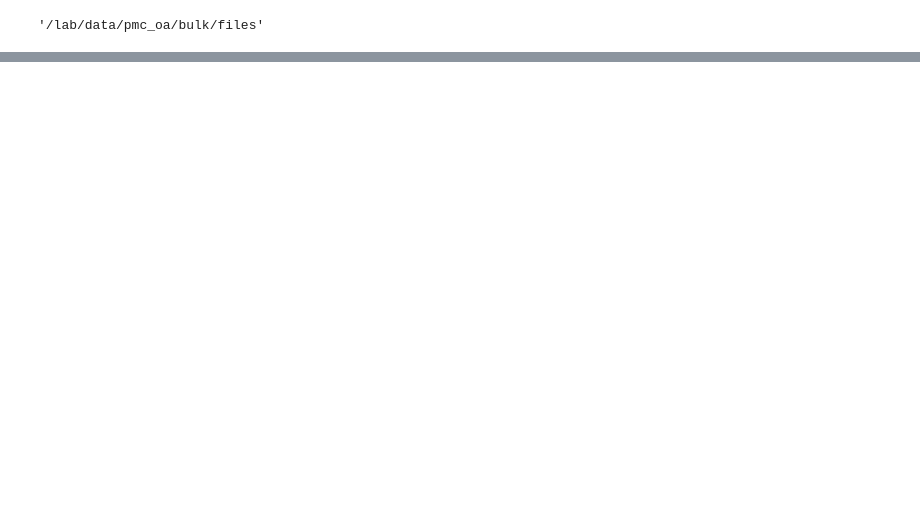
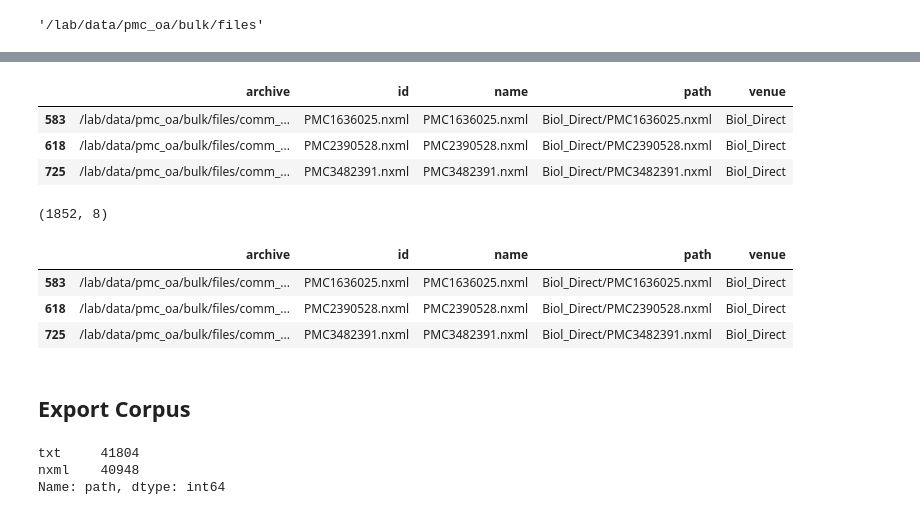
Before and after one commit to hammerlab/t-cell-relation-extraction, a Jupyter notebook: pm_subtype_protein_relations/00-pmc-oa-corpus.ipynb, the cells around one changed output, grey strips where cells are left out. Drawn from its saved outputs; the diff is of its cells as text; code cells hidden in the pictures; blank space fills up the shorter version.

Commit message:
PMC OA corpus extractor

```diff
--- a/pm_subtype_protein_relations/00-pmc-oa-corpus.ipynb
+++ b/pm_subtype_protein_relations/00-pmc-oa-corpus.ipynb
@@ -165,0 +99,4 @@ for member in tar.getmembers():
+# %%
+export_file = osp.join(DATA_DIR, 'pmc_oa', 'bulk', 'file_meta.feather')
+df.to_feather(export_file)
+export_file
@@ -165,0 +105,3 @@ for member in tar.getmembers():
+# %%
+df = pd.read_feather(export_file)
+df.info()
@@ -165,0 +126,16 @@ for member in tar.getmembers():
+# %%
+grps = {
+    'cd': ['cd3', 'cd4', 'cd8'],
+    'differentiate': ['differentiate', 'differentiated', 'differentiation'],
+    'induce': ['induce', 'induction'],
+    'mouse': ['mouse', 'murine'],
+    'polarize': ['polarization', 'polarize'],
+    't cell': ['t cell', 't lymphocyte', 't-cell', 't-lymphocyte']
+}
+dfg = df.copy()
+for k, g in grps.items():
+    k = 'term:' + k
+    g = ['term:' + v for v in g]
+    dfg[k] = dfg[g].any(axis=1)
+    dfg = dfg.drop([c for c in g if c != k], axis=1)
+dfg.info()
@@ -165,0 +226,7 @@ for member in tar.getmembers():
+# %%
+def get_mask(df):
+    return df['term:t cell'] & df['term:human'] & (~df['term:mouse']) & df['term:cd']
+    #return df['term:t cell'] & df['term:human'] & df['term:cd']
+mask = get_mask(dfg)
+dfe = dfg[mask].drop(dfg.filter(regex='term:').columns.tolist(), axis=1)
+mask.value_counts()
@@ -165,0 +250,26 @@ for member in tar.getmembers():
+# %%
+dfe.head(3)
+# %% [output]
+|  | archive | id | name | path | venue |
+| 583 | /lab/data/pmc_oa/bulk/files/comm_... | PMC1636025.nxml | PMC1636025.nxml | Biol_Direct/PMC1636025.nxml | Biol_Direct |
+| 618 | /lab/data/pmc_oa/bulk/files/comm_... | PMC2390528.nxml | PMC2390528.nxml | Biol_Direct/PMC2390528.nxml | Biol_Direct |
+| 725 | /lab/data/pmc_oa/bulk/files/comm_... | PMC3482391.nxml | PMC3482391.nxml | Biol_Direct/PMC3482391.nxml | Biol_Direct |
+# %%
+dfe['venue'].nunique(), dfe['archive'].nunique()
+# %% [output]
+(1852, 8)
+# %%
+dfe[dfe['id'].notnull()].head(3)
+# %% [output]
+|  | archive | id | name | path | venue |
+| 583 | /lab/data/pmc_oa/bulk/files/comm_... | PMC1636025.nxml | PMC1636025.nxml | Biol_Direct/PMC1636025.nxml | Biol_Direct |
+| 618 | /lab/data/pmc_oa/bulk/files/comm_... | PMC2390528.nxml | PMC2390528.nxml | Biol_Direct/PMC2390528.nxml | Biol_Direct |
+| 725 | /lab/data/pmc_oa/bulk/files/comm_... | PMC3482391.nxml | PMC3482391.nxml | Biol_Direct/PMC3482391.nxml | Biol_Direct |
+# %% [markdown]
+## Export Corpus
+# %%
+dfe['path'].str.split('.').str[-1].value_counts()
+# %% [output]
+txt     41804
+nxml    40948
+Name: path, dtype: int64
```
Also changed, not shown: parts of 56 cells of this notebook, 5 other files.
